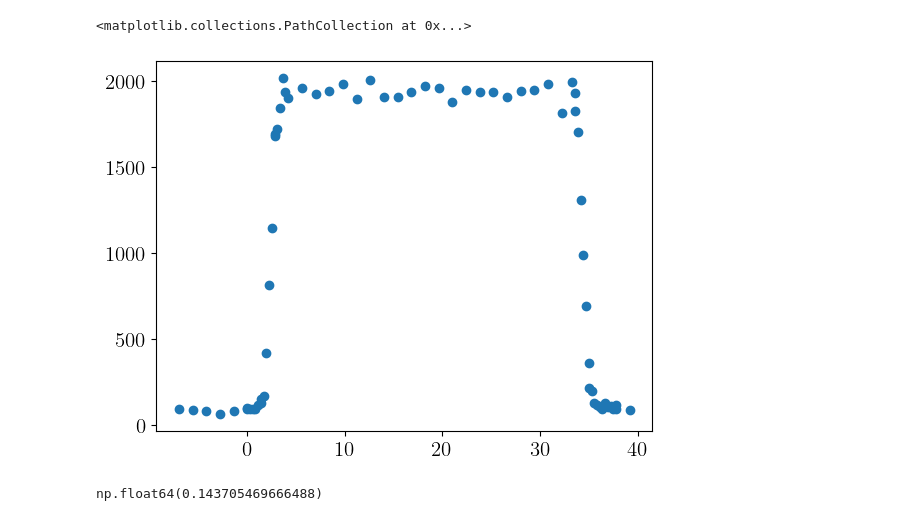
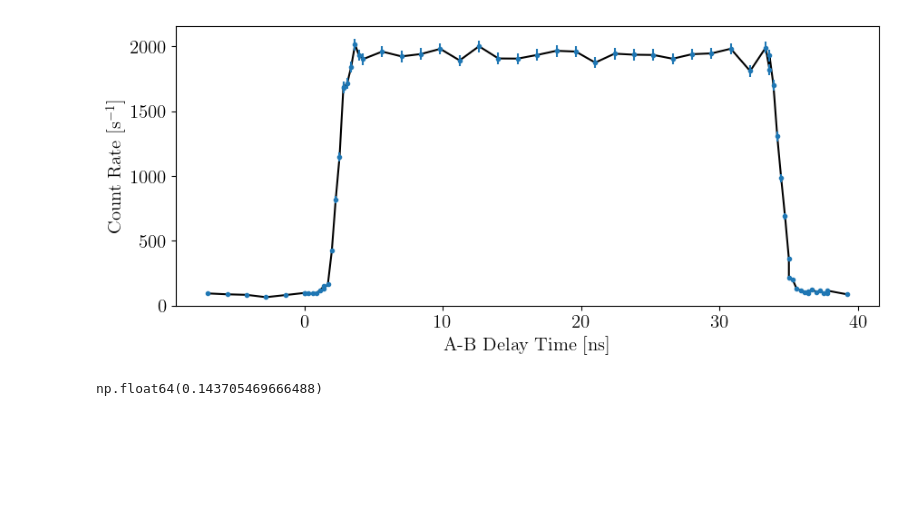
Before and after one commit to andres-luengo/alden-andres-max-most-dangerous-4450-trio, a Jupyter notebook: tau.ipynb, the cells around one changed output. Saved outputs shown, nothing was run; the diff lists cells and outputs as text; code cells hidden in the pictures; blank space fills up the shorter version.

Commit message:
add tau data plot

```diff
--- a/tau.ipynb
+++ b/tau.ipynb
@@ -14,10 +14,16 @@ plt.rcParams["font.size"] = 15
 tau = pd.read_csv("tau_data.csv")["Actual Tau?"].to_numpy()
 N = pd.read_csv("tau_data.csv")["Coincident Counts"].to_numpy() * 1000
 # %%
-plt.scatter(tau, N)
+fig, ax = plt.subplots(figsize=(10, 4))
+ax.plot(tau, N, color='black', alpha=1)
+ax.errorbar(tau, N, np.sqrt(N), ls='', marker='.')
+ax.set_xlabel('A-B Delay Time [ns]')
+ax.set_ylabel('Count Rate [s$^{-1}$]')
+ax.set_ylim(bottom=0);
+fig.tight_layout()
+fig.savefig('tau_data.png', dpi=800)
 # %% [output]
-<matplotlib.collections.PathCollection at 0x...>
-[figure, old version]
+[figure, new version]
 # %%
 def smooth_step(x, tau, delta, A, b, k=10.0):
     left  = 1.0 / (1.0 + np.exp(-k * (x - (tau - delta))))
```
Also changed, not shown: 1 other file.
